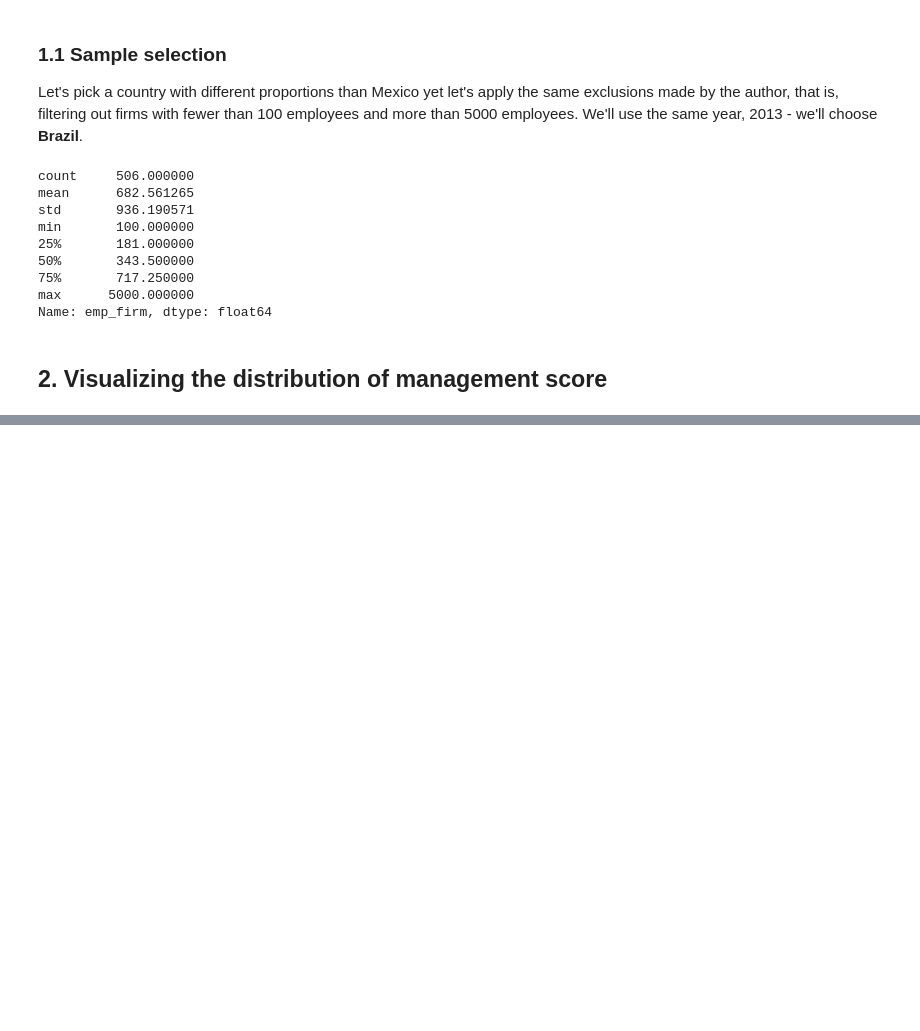
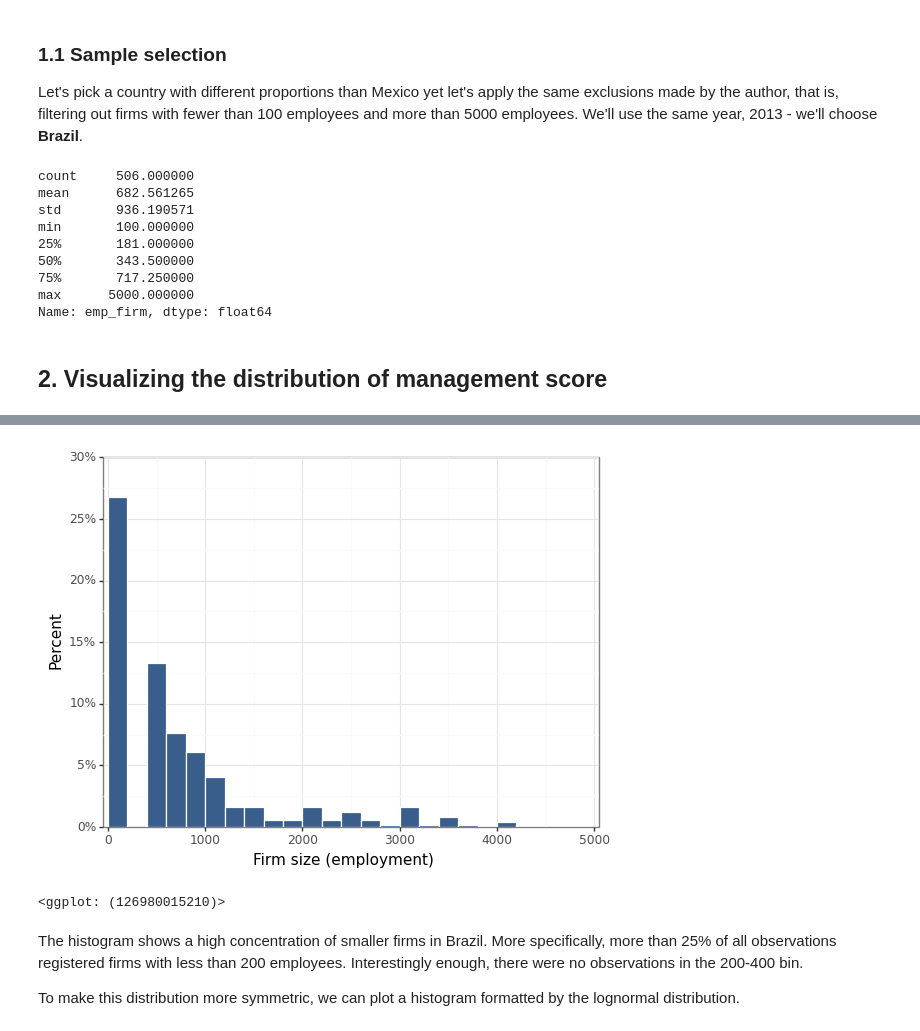
Before and after one commit to felipesebben/bk_data_analysis_studies, a Jupyter notebook: da_data_exercises/ch04-comparison_correlation/02-wms_management_ex1/02_wms_management_ex1.ipynb, the cells around one changed output, grey strips where cells are left out. Cells and saved outputs as stored; diff of their text form; code cells hidden in the pictures; blank space fills up the shorter version.

```diff
--- a/da_data_exercises/ch04-comparison_correlation/02-wms_management_ex1/02_wms_management_ex1.ipynb
+++ b/da_data_exercises/ch04-comparison_correlation/02-wms_management_ex1/02_wms_management_ex1.ipynb
@@ -96,0 +144,18 @@ df.loc[:, ["management", "emp_firm"]].describe()
+# %%
+ggplot(df, aes(x="emp_firm", y="stat(count)/sum(stat(count))")) + geom_histogram(
+    fill=color[0], color="white", binwidth=200, boundary=0, closed="left"
+) + labs(x="Firm size (employment)", y="Percent") + scale_x_continuous(
+    expand=(0.01, 0.01), limits=(0, 5000), breaks=seq(0, 5001, by=1000)
+) + scale_y_continuous(
+    expand=(0.00, 0.00),
+    limits=(0, 0.3),
+    breaks=seq(0, 0.5, by=0.05),
+    labels=percent_format(),
+) + theme_bw()
+# %% [output]
+[figure, added]
+<ggplot: (126980015210)>
+# %% [markdown]
+The histogram shows a high concentration of smaller firms in Brazil. More specifically, more than 25% of all observations registered firms with less than 200 employees. Interestingly enough, there were no observations in the 200-400 bin.
+
+To make this distribution more symmetric, we can plot a histogram formatted by the lognormal distribution.
```
Also changed, not shown: parts of 15 cells of this notebook.
